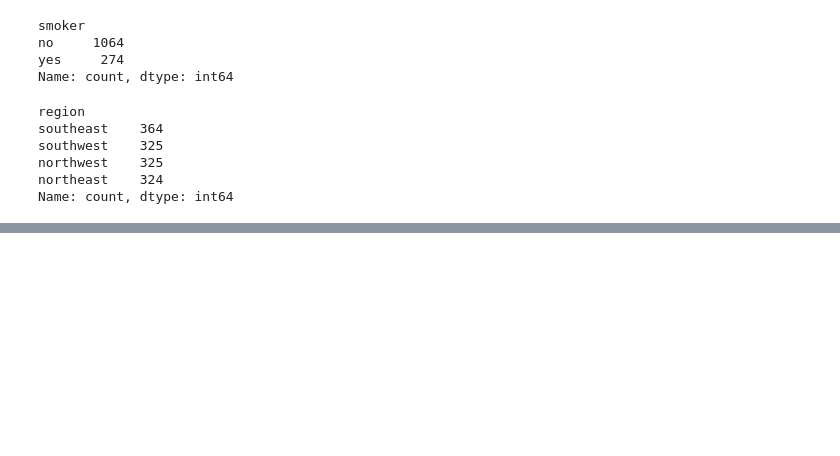
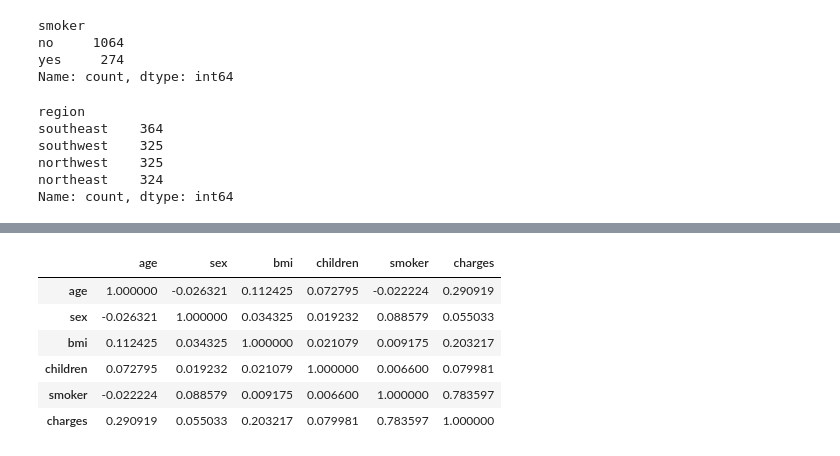
Before and after one commit to arnaldochm/linear-regression-project, a Jupyter notebook: src/explore.ipynb, the cells around one changed output, grey strips where cells are left out. Cells and saved outputs as stored; diff of their text form; code cells hidden in the pictures; blank space fills up the shorter version.

```diff
--- a/src/explore.ipynb
+++ b/src/explore.ipynb
@@ -206,0 +144,13 @@ LinearRegression()
+# %%
+#Se evalua la correlacion. Es notable que smoker es una variable independiente muy correlacionada a la variable dependiente.
+df_train.select_dtypes('number').corr().style.background_gradient(cmap='Blues')
+
+#No se visualiza una correlacion importante entre las variables independientes. Por lo que puede usarse el Linear Regression.
+# %% [output]
+|  | age | sex | bmi | children | smoker | charges |
+| age | 1.000000 | -0.026321 | 0.112425 | 0.072795 | -0.022224 | 0.290919 |
+| sex | -0.026321 | 1.000000 | 0.034325 | 0.019232 | 0.088579 | 0.055033 |
+| bmi | 0.112425 | 0.034325 | 1.000000 | 0.021079 | 0.009175 | 0.203217 |
+| children | 0.072795 | 0.019232 | 0.021079 | 1.000000 | 0.006600 | 0.079981 |
+| smoker | -0.022224 | 0.088579 | 0.009175 | 0.006600 | 1.000000 | 0.783597 |
+| charges | 0.290919 | 0.055033 | 0.203217 | 0.079981 | 0.783597 | 1.000000 |
```
Also changed, not shown: parts of 35 cells of this notebook, 1 other file.
